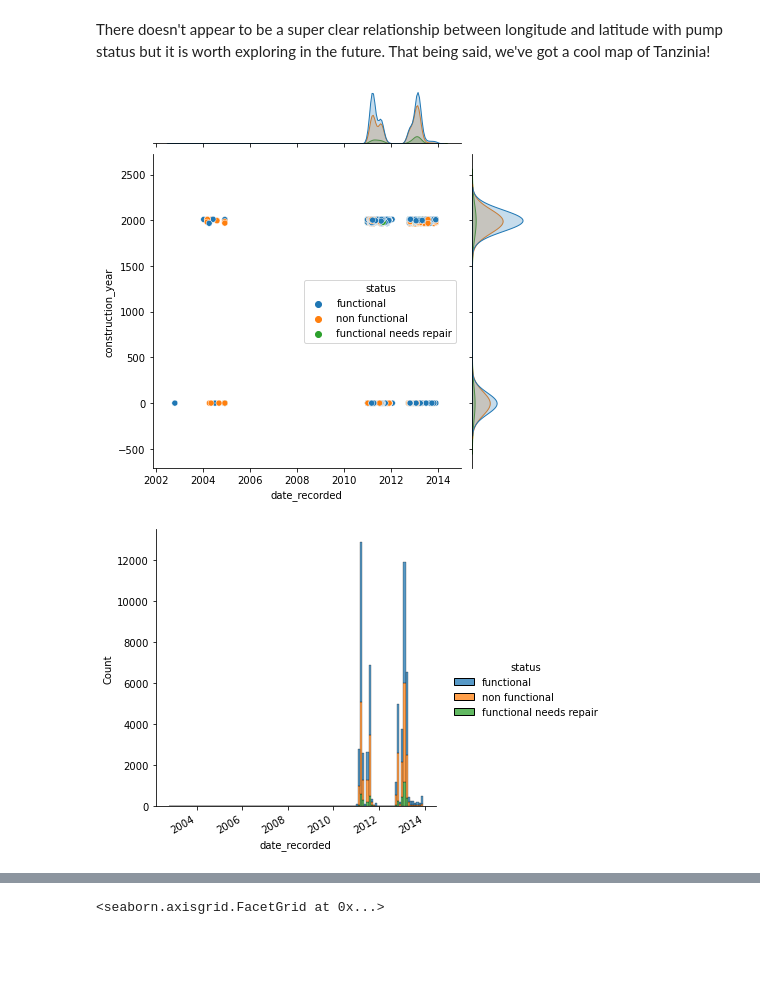
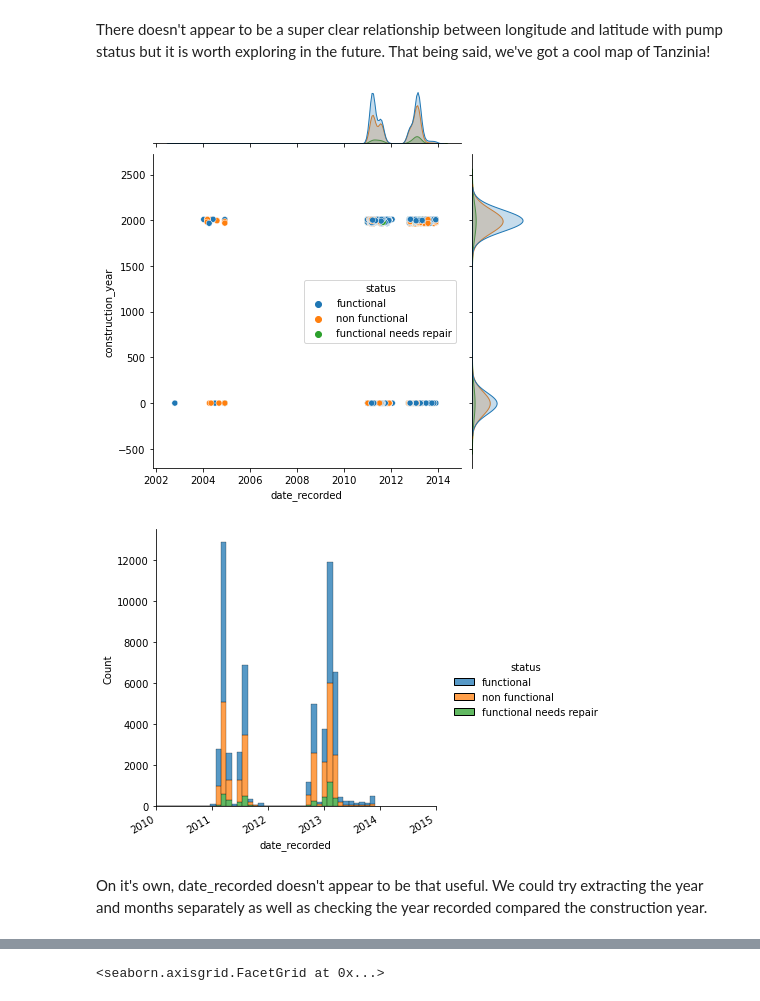
Before and after one commit to talanthier/Pump-It-Up-Water-Table-DrivenData, a Jupyter notebook: Notebooks/pumpitup_exploration_01.ipynb, the cells around one changed output, grey strips where cells are left out. Drawn from its saved outputs; the diff is of its cells as text; code cells hidden in the pictures; blank space fills up the shorter version.

```diff
--- a/Notebooks/pumpitup_exploration_01.ipynb
+++ b/Notebooks/pumpitup_exploration_01.ipynb
@@ -172,7 +180,10 @@ There doesn't appear to be a super clear relationship between longitude and lati
 # %%
 sns.jointplot(data=pump, x='date_recorded', y='construction_year', hue = 'status')
 sns.displot(data = pump, x='date_recorded', hue='status', multiple = 'stack')
+plt.xlim(datetime.date(2010, 1, 1), datetime.date(2015,1,1))
 plt.gcf().autofmt_xdate()
 # %% [output]
 [figure]
-[figure, old version]
+[figure, new version]
+# %% [markdown]
+On it's own, date_recorded doesn't appear to be that useful. We could try extracting the year and months separately as well as checking the year recorded compared the construction year.
```
Also changed, not shown: parts of 33 cells of this notebook, 3 other files.
